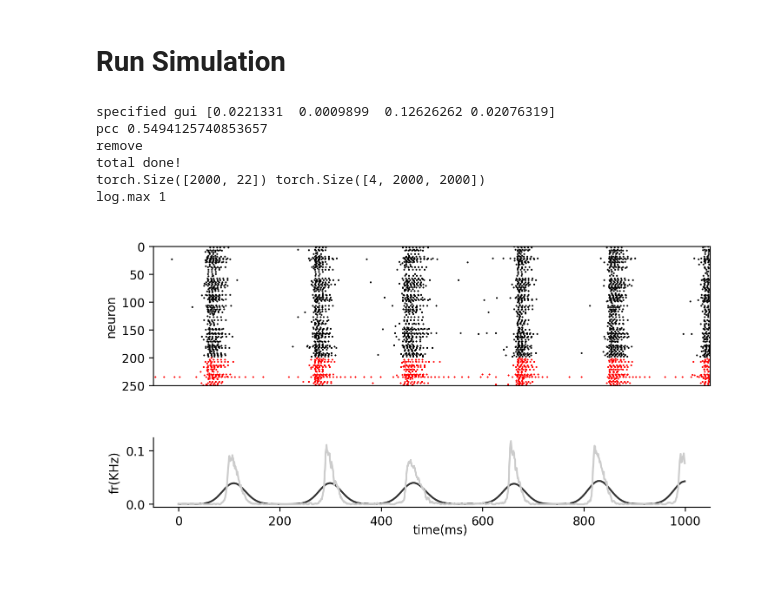
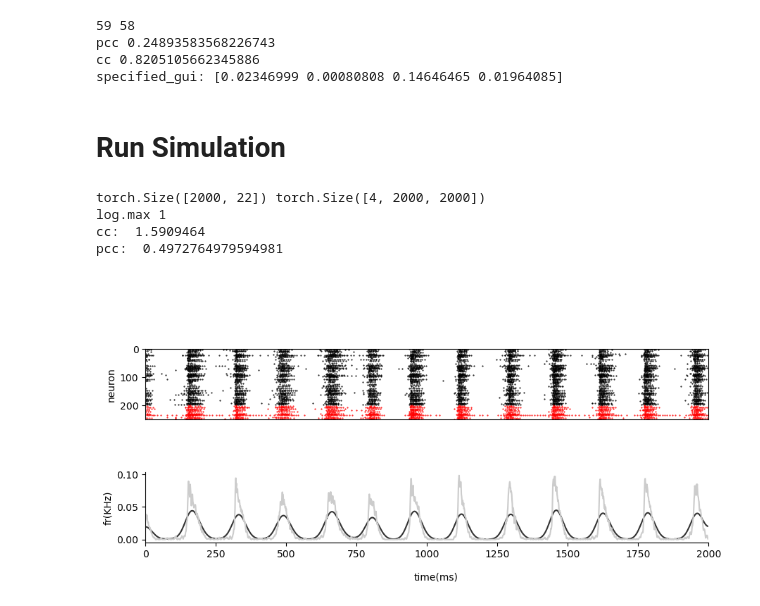
Before and after one commit to lepodl/CriticalNN, a Jupyter notebook: notebook/fig1.ipynb, the cells around one changed output. Drawn from its saved outputs; the diff is of its cells as text; code cells hidden in the pictures; blank space fills up the shorter version.

```diff
--- a/notebook/fig1.ipynb
+++ b/notebook/fig1.ipynb
@@ -63,6 +236,7 @@ mean_fr = file["mean_fr"]
 cv = file["cv"]
 pcc = file["pcc"]
 ks = file["ks"]
+cc = file["cc"]
 ampa_contribution = file["ampa_contribution"]
 gabaA_contribution = file["gabaA_contribution"]
 fig, ax = plt.subplots(2, 2, figsize=(10, 10), dpi=100)
@@ -115,5 +289,5 @@ for i in range(4):
     ax[i].set_xticklabels([f'{data:.2f}' for data in gabaA_contribution[xticks]], )
     ax[i].set_ylabel(r"$AMPA Contribution$")
     ax[i].set_xlabel(r"$GABA_{A} Contribution$")
-fig.savefig("DTV_version1.png")
+# fig.savefig("DTV_version1.png")
 # %% [output]
@@ -121,3 +306,21 @@ fig.savefig("DTV_version1.png")
+# %%
+emphasise_range = (0.8, 1.2)
+critical_index = np.where(np.logical_and(cc<=emphasise_range[1], cc>=emphasise_range[0]))
+point = 50
+print(critical_index[0][point], critical_index[1][point])
+print("pcc", pcc[critical_index[0][point], critical_index[1][point]])
+print("cc", cc[critical_index[0][point], critical_index[1][point]])
+index = (critical_index[0][point], critical_index[1][point])
+# for d100 \math
+#       34 * ampa + 250 * nmda = 1
+#       2 * gabaA + 36 * gabaB = 1
+specified_gui = index2param(ampa_contribution,gabaA_contribution, index, 34., 250., 2., 36.)
+print("specified_gui:", specified_gui)
+# %% [output]
+59 58
+pcc 0.24893583568226743
+cc 0.8205105662345886
+specified_gui: [0.02346999 0.00080808 0.14646465 0.01964085]
 # %% [markdown]
 # Run Simulation
 # %%
@@ -125,33 +328,19 @@ prob = torch.tensor([[1.]])
 path = "small_block_d100"
 tau_ui = (8, 40, 10, 50)
 
-contribution = np.stack(np.meshgrid(ampa_contribution, gabaA_contribution, indexing='ij'), axis=-1).reshape(
-    (-1, 2))
-ampa_contribution = contribution[:, 0]
-gabaA_contribution = contribution[:, 1]
-ampa = ampa_contribution / 34
-nmda = (1 - ampa_contribution) / 250
-gabaA = gabaA_contribution / 2
-gabaB = (1 - gabaA_contribution) / 36
-para = np.stack([ampa, nmda, gabaA, gabaB], axis=1)
-para = para.astype(np.float32)
-specifcied_gui = para[50 * 100 + 50]
-print("specified gui", specifcied_gui)
-print("pcc", pcc_data[50 * 100+50])
-
-if os.path.exists(os.path.join(path, 'single', 'block_0.npz')):
-    print("remove")
-    os.remove(os.path.join(path, 'single', 'block_0.npz'))
-connect_for_multi_sparse_block(prob, {'g_Li': 0.03,
-                                      'g_ui': specifcied_gui,
-                                      "V_reset": -65,
-                                        'tao_ui': tau_ui},
-                               E_number=int(1.6e3), I_number=int(4e2), degree=100, init_min=0,
-                               init_max=1, perfix=path)
+# if os.path.exists(os.path.join(path, 'single', 'block_0.npz')):
+#     print("remove")
+#     os.remove(os.path.join(path, 'single', 'block_0.npz'))
+# connect_for_multi_sparse_block(prob, {'g_Li': 0.03,
+#                                       'g_ui': specified_gui,
+#                                       "V_reset": -65,
+#                                         'tao_ui': tau_ui},
+#                                E_number=int(1.6e3), I_number=int(4e2), degree=100, init_min=0,
+#                                init_max=1, perfix=path)
 property, w_uij = connect_for_block(os.path.join(path, 'single'))
 
 
-property[:, 10:14] = torch.tensor(specifcied_gui)
+property[:, 10:14] = torch.tensor(specified_gui)
 
 property = property.cuda()
 w_uij = w_uij.cuda()
@@ -161,47 +350,50 @@ B = block(
     delta_t=0.1,
 )
 log_all = []
-for time in range(20000):
+for time in range(30000):
     print(time, end='\r')
     B.run(noise_rate=0.0003, isolated=False)
     if time >= 10000:
         log_all.append(B.active.data.cpu().numpy())
 log_all = np.array(log_all, dtype=np.uint8)
 log = log_all[:, 1400:1650]
 log = log.reshape((-1, 10, 250))
 sub_log = log.sum(axis=1)
 # np.save(os.path.join(self.path, "log.npy"), sub_log)
-print("log.max", log.max())
+print("log.max", sub_log.max())
+pcc_log = pearson_cc(sub_log[:, :200], pairs=200)
+cc_log = correlation_coefficent(sub_log[:, :200])
+print("cc: ", cc_log)
+print("pcc: ", pcc_log)
 fr = instantaneous_rate(sub_log, bin_width=5)
 rate_time_series_auto_kernel = gaussian_filter1d(fr, 20, axis=-1)
-fig = plt.figure(figsize=(8, 4), dpi=200)
+fig = plt.figure(figsize=(10, 5), dpi=100)
 ax = fig.add_subplot(1, 1, 1, frameon=False)
 ax.tick_params(labelcolor='none', top=False, bottom=False, left=False, right=False)
 ax.grid(False)
 ax.set_xlabel('time(ms)')
-ax = fig.add_axes([0.1, 0.4, 0.8, 0.5])
+ax = fig.add_axes([0.1, 0.35, 0.8, 0.5])
 x, y = sub_log[:, :200].nonzero()
 ax.scatter(x, y, marker='.', color="black", s=1)
 x, y = sub_log[:, 200:].nonzero()
 ax.scatter(x, y + 200, marker='.', color="red", s=1)
-ax.set_xlim([0, 1000])
+ax.set_xlim([0, 2000])
 ax.set_ylim([0, 250])
 ax.set_xticks([])
 ax.set_ylabel('neuron')
 ax.invert_yaxis()
 ax.set_aspect(1)
-ax = fig.add_axes([0.1, 0.1, 0.8, 0.2])
+ax = fig.add_axes([0.1, 0.15, 0.8, 0.2])
 ax.plot(rate_time_series_auto_kernel, color='0.2')
+ax.set_xlim([0, 2000])
 ax.plot(fr, color='0.8')
 ax.spines['right'].set_color('none')
 ax.spines['top'].set_color('none')
 ax.set_ylabel("fr(KHz)")
 torch.cuda.empty_cache()
 # %% [output]
-specified gui [0.0221331  0.0009899  0.12626262 0.02076319]
-pcc 0.5494125740853657
-remove
-total done!
 torch.Size([2000, 22]) torch.Size([4, 2000, 2000])
 log.max 1
+cc:  1.5909464
+pcc:  0.4972764979594981
-[figure, old version]
+[figure, new version]
```
Also changed, not shown: parts of 16 cells of this notebook, 28 other files.
